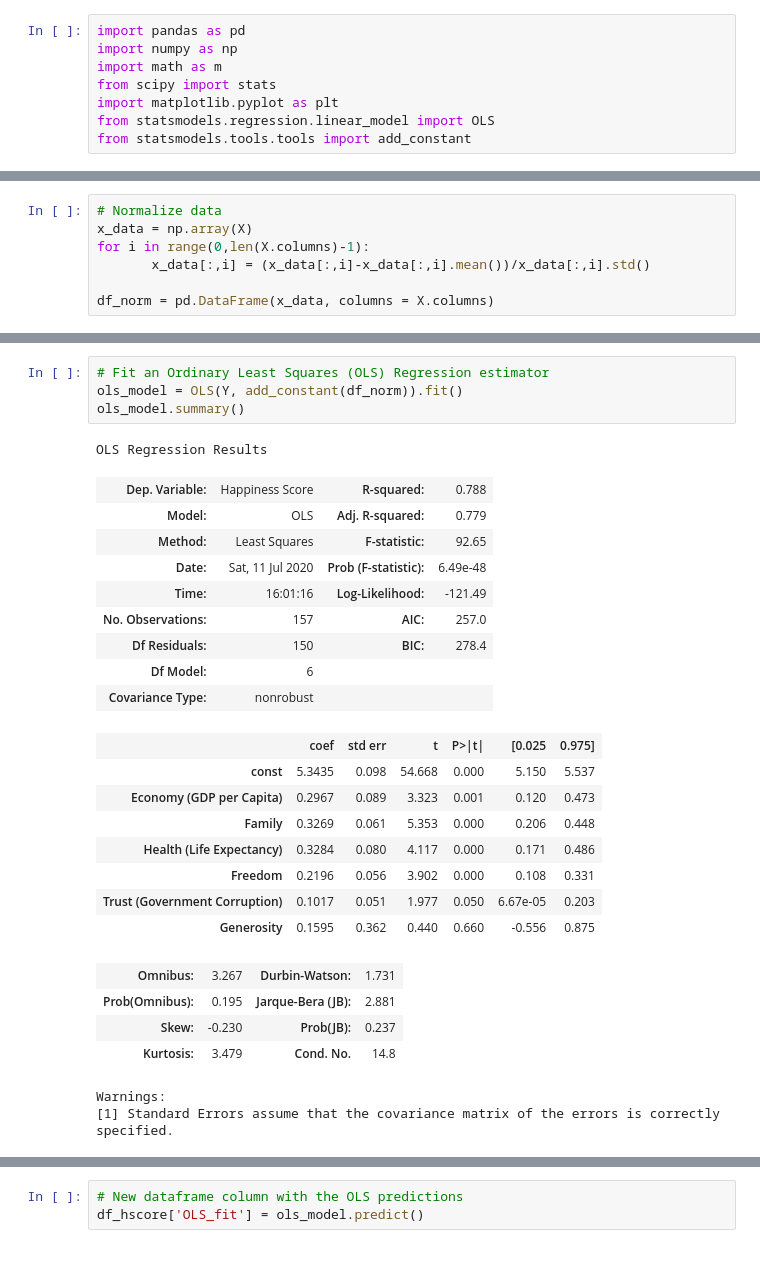
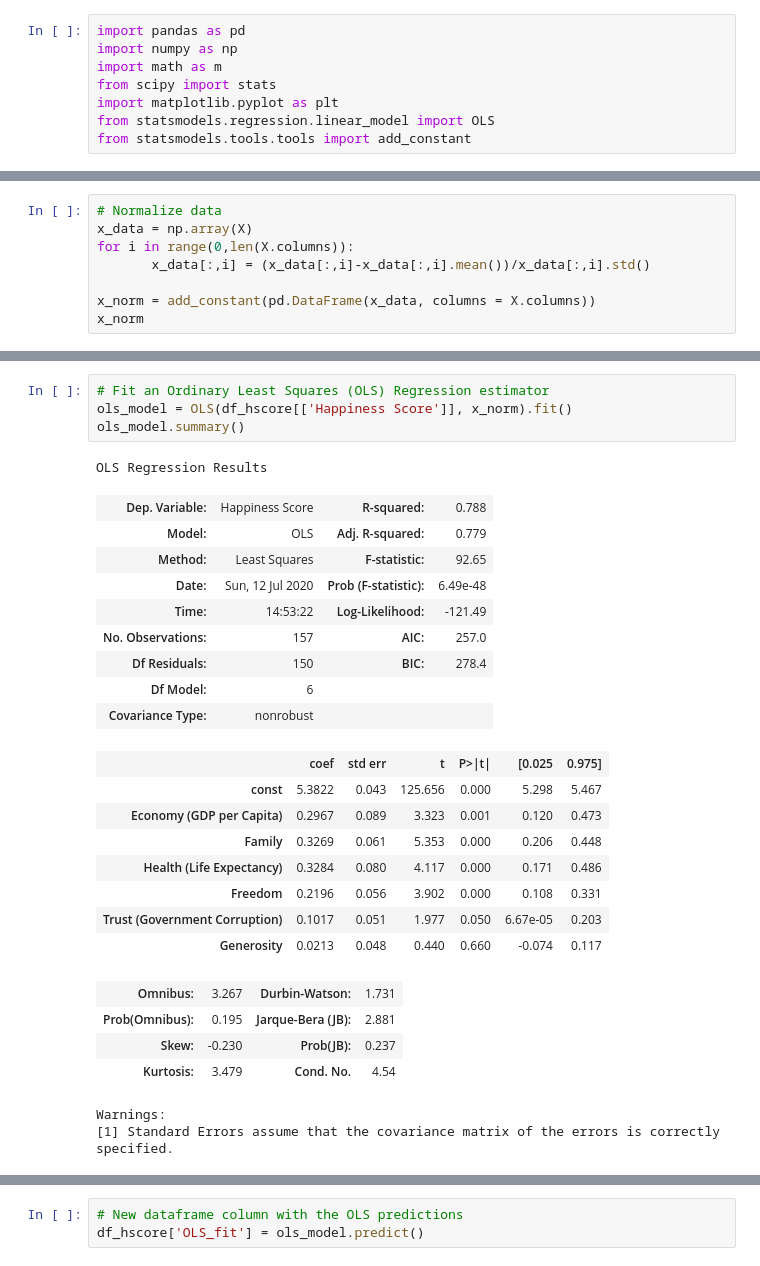
Before and after one commit to EiderDiaz/midterm_ds_is, a Jupyter notebook: Mid-Term Exam (Problem #1).ipynb, the cells around one changed output, grey strips where cells are left out. Drawn from its saved outputs; the diff is of its cells as text.

```diff
--- a/Mid-Term Exam (Problem #1).ipynb
+++ b/Mid-Term Exam (Problem #1).ipynb
@@ -22,7 +39,8 @@ X = df_hscore[['Economy (GDP per Capita)', 'Family', 'Health (Life Expectancy)',
 # %%
 # Normalize data
 x_data = np.array(X)
-for i in range(0,len(X.columns)-1):
+for i in range(0,len(X.columns)):
        x_data[:,i] = (x_data[:,i]-x_data[:,i].mean())/x_data[:,i].std()
 
-df_norm = pd.DataFrame(x_data, columns = X.columns)
+x_norm = add_constant(pd.DataFrame(x_data, columns = X.columns))
+x_norm
@@ -29,29 +61,29 @@ df_norm = pd.DataFrame(x_data, columns = X.columns)
 # %%
 # Fit an Ordinary Least Squares (OLS) Regression estimator
-ols_model = OLS(Y, add_constant(df_norm)).fit()
+ols_model = OLS(df_hscore[['Happiness Score']], x_norm).fit()
 ols_model.summary()
 # %% [output]
 OLS Regression Results
 | Dep. Variable: | Happiness Score | R-squared: | 0.788 |
 | Model: | OLS | Adj. R-squared: | 0.779 |
 | Method: | Least Squares | F-statistic: | 92.65 |
-| Date: | Sat, 11 Jul 2020 | Prob (F-statistic): | 6.49e-48 |
-| Time: | 16:01:16 | Log-Likelihood: | -121.49 |
+| Date: | Sun, 12 Jul 2020 | Prob (F-statistic): | 6.49e-48 |
+| Time: | 14:53:22 | Log-Likelihood: | -121.49 |
 | No. Observations: | 157 | AIC: | 257.0 |
 | Df Residuals: | 150 | BIC: | 278.4 |
 | Df Model: | 6 |  |  |
 | Covariance Type: | nonrobust |  |  |
 |  | coef | std err | t | P>|t| | [0.025 | 0.975] |
-| const | 5.3435 | 0.098 | 54.668 | 0.000 | 5.150 | 5.537 |
+| const | 5.3822 | 0.043 | 125.656 | 0.000 | 5.298 | 5.467 |
 | Economy (GDP per Capita) | 0.2967 | 0.089 | 3.323 | 0.001 | 0.120 | 0.473 |
 | Family | 0.3269 | 0.061 | 5.353 | 0.000 | 0.206 | 0.448 |
 | Health (Life Expectancy) | 0.3284 | 0.080 | 4.117 | 0.000 | 0.171 | 0.486 |
 | Freedom | 0.2196 | 0.056 | 3.902 | 0.000 | 0.108 | 0.331 |
 | Trust (Government Corruption) | 0.1017 | 0.051 | 1.977 | 0.050 | 6.67e-05 | 0.203 |
-| Generosity | 0.1595 | 0.362 | 0.440 | 0.660 | -0.556 | 0.875 |
+| Generosity | 0.0213 | 0.048 | 0.440 | 0.660 | -0.074 | 0.117 |
 | Omnibus: | 3.267 | Durbin-Watson: | 1.731 |
 | Prob(Omnibus): | 0.195 | Jarque-Bera (JB): | 2.881 |
 | Skew: | -0.230 | Prob(JB): | 0.237 |
-| Kurtosis: | 3.479 | Cond. No. | 14.8 |
+| Kurtosis: | 3.479 | Cond. No. | 4.54 |
 Warnings:
 [1] Standard Errors assume that the covariance matrix of the errors is correctly specified.
```
Also changed, not shown: parts of 17 cells of this notebook.
